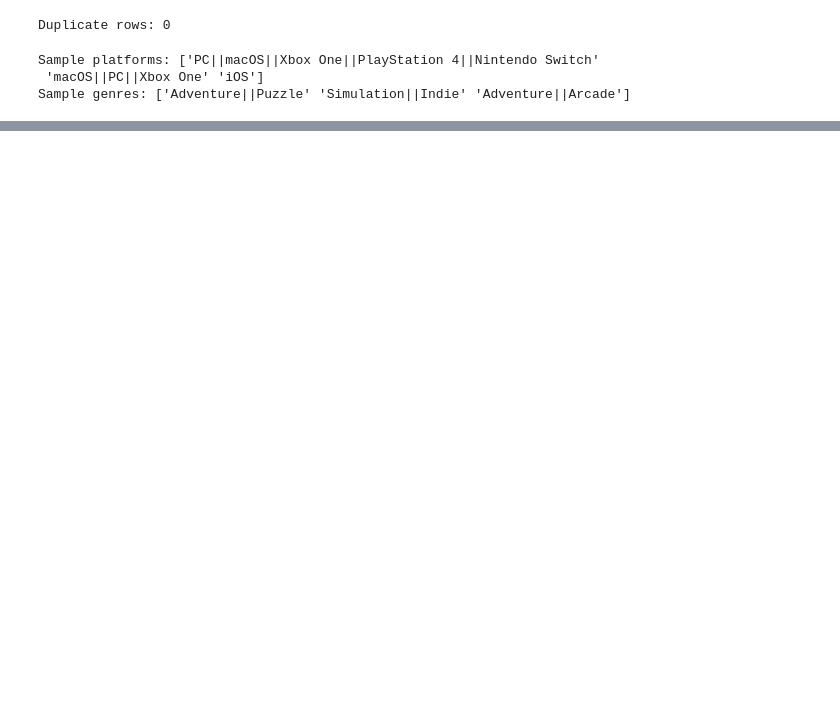
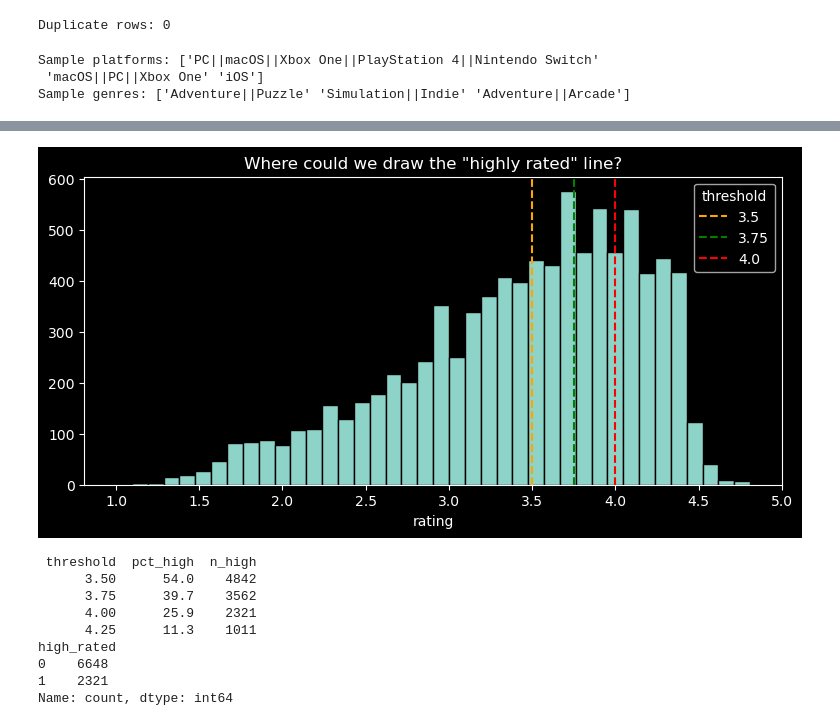
Before and after one commit to anushka-rodrigo/Gamified_ML, a Jupyter notebook: notebook/gamifiedML.ipynb, the cells around one changed output, grey strips where cells are left out. Drawn from its saved outputs; the diff is of its cells as text; code cells hidden in the pictures; blank space fills up the shorter version.

```diff
--- a/notebook/gamifiedML.ipynb
+++ b/notebook/gamifiedML.ipynb
@@ -294,0 +294,33 @@ Sample genres: ['Adventure||Puzzle' 'Simulation||Indie' 'Adventure||Arcade']
+# %%
+# defining targets
+plt.figure(figsize=(9, 4))
+plt.hist(rated['rating'], bins=40, edgecolor='black')
+for t, c in [(3.5, 'orange'), (3.75, 'green'), (4.0, 'red')]:
+    plt.axvline(t, color=c, linestyle='--', label=f'{t}')
+plt.legend(title='threshold')
+plt.xlabel('rating')
+plt.title('Where could we draw the "highly rated" line?')
+plt.show()
+
+thr = [3.5, 3.75, 4.0, 4.25]
+print(pd.DataFrame({
+    'threshold': thr,
+    'pct_high': [round((rated['rating'] >= t).mean()*100, 1) for t in thr],
+    'n_high':   [int((rated['rating'] >= t).sum()) for t in thr]
+}).to_string(index=False))
+
+HIGH_THRESHOLD = 4.0
+# threshold chosen as 4.0 bcz, 26% postive, 74% never high, best trade-off between meaning and having enough positives (2,321)
+rated['high_rated'] = (rated['rating'] >= HIGH_THRESHOLD).astype(int)
+print(rated['high_rated'].value_counts())
+# %% [output]
+[figure, added]
+ threshold  pct_high  n_high
+      3.50      54.0    4842
+      3.75      39.7    3562
+      4.00      25.9    2321
+      4.25      11.3    1011
+high_rated
+0    6648
+1    2321
+Name: count, dtype: int64
```
Also changed, not shown: parts of 15 cells of this notebook, 1 other file.
